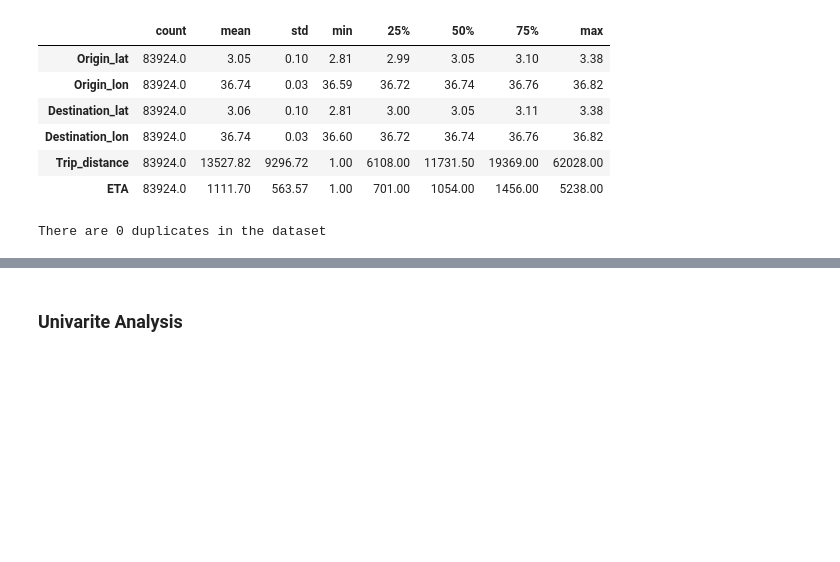
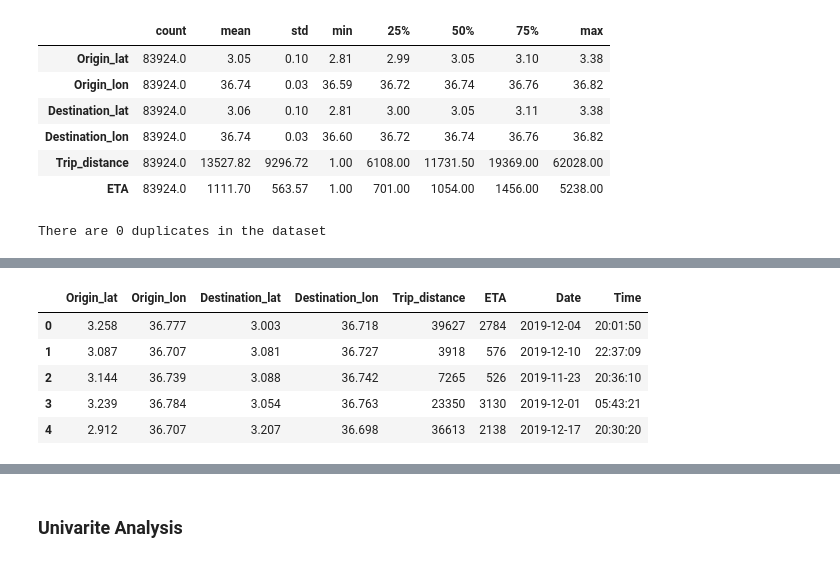
Before and after one commit to murithidenisgitobu/Yassir-Expected-Time-of-Arrival-ETA-Prediction, a Jupyter notebook: Notebook/yassir_notebook.ipynb, the cells around one changed output, grey strips where cells are left out. Drawn from its saved outputs; the diff is of its cells as text; code cells hidden in the pictures; blank space fills up the shorter version.

```diff
--- a/Notebook/yassir_notebook.ipynb
+++ b/Notebook/yassir_notebook.ipynb
@@ -126,0 +148,16 @@ There are 0 duplicates in the dataset
+# %%
+# Split Timestamp to date and time
+train['Date'] = train['Timestamp'].dt.date
+train['Time'] = train['Timestamp'].dt.time
+
+# Drop the Timestamp column
+train.drop(['Timestamp','ID'], axis=1, inplace=True)
+
+train.head()
+# %% [output]
+|  | Origin_lat | Origin_lon | Destination_lat | Destination_lon | Trip_distance | ETA | Date | Time |
+| 0 | 3.258 | 36.777 | 3.003 | 36.718 | 39627 | 2784 | 2019-12-04 | 20:01:50 |
+| 1 | 3.087 | 36.707 | 3.081 | 36.727 | 3918 | 576 | 2019-12-10 | 22:37:09 |
+| 2 | 3.144 | 36.739 | 3.088 | 36.742 | 7265 | 526 | 2019-11-23 | 20:36:10 |
+| 3 | 3.239 | 36.784 | 3.054 | 36.763 | 23350 | 3130 | 2019-12-01 | 05:43:21 |
+| 4 | 2.912 | 36.707 | 3.207 | 36.698 | 36613 | 2138 | 2019-12-17 | 20:30:20 |
```
Also changed, not shown: parts of 7 cells of this notebook.
